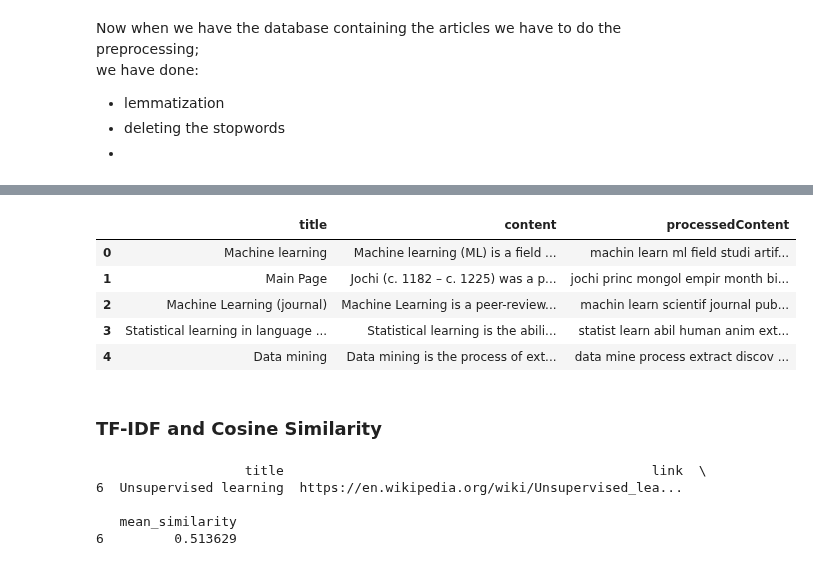
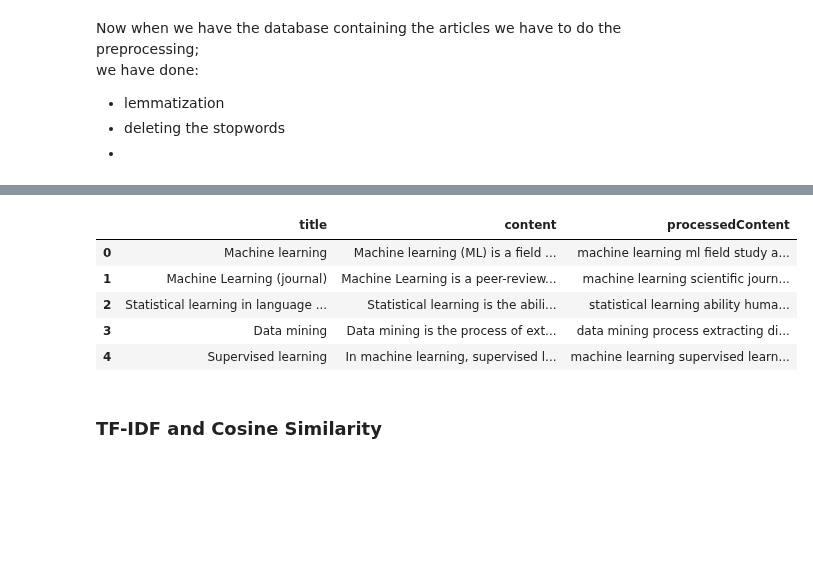
Before and after one commit to mmartyna123/InformationRetrieval, a Jupyter notebook: Project_Wiki/wiki_working_version.ipynb, the cells around one changed output, grey strips where cells are left out. Drawn from its saved outputs; the diff is of its cells as text; code cells hidden in the pictures; blank space fills up the shorter version.

Commit message:
similarities finished; everything works

```diff
--- a/Project_Wiki/wiki_working_version.ipynb
+++ b/Project_Wiki/wiki_working_version.ipynb
@@ -72,7 +74,7 @@ def crawlArticles(start_url, max_articles):
             # extracting and filtering new links
             for link in soup.find_all('a', href=True): # we look for all links in the page
                 href = link['href']
-                if href.startswith('/wiki/') and ':' not in href and '#' not in href:
+                if href.startswith('/wiki/') and ':' not in href and '#' not in href and 'Main_Page' not in href:
                     full_url = "https://en.wikipedia.org" + href
                     if full_url not in visited:
                         to_visit.append(full_url)
@@ -168,52 +186,16 @@ results[columns_to_display].head()
 # %%
-df['processedContent'] = df.apply(lambda row: preprocessArticles(row, tokenizer=word_tokenize, stemmer=porter,
+df['processedContent'] = df.apply(lambda row: preprocessArticles(row, tokenizer=word_tokenize, stemmer=None,
                                                           lemmatizer=lemmatizer, useLemmatizer=True), axis=1)
 saveDatabase(df, 'processed_articles.csv')
 
 columnstoUse = ['title', 'content','processedContent']
 df[columnstoUse].head()
 # %% [output]
 |  | title | content | processedContent |
-| 0 | Machine learning | Machine learning (ML) is a field ... | machin learn ml field studi artif... |
-| 1 | Main Page | Jochi (c. 1182 – c. 1225) was a p... | jochi princ mongol empir month bi... |
-| 2 | Machine Learning (journal) | Machine Learning is a peer-review... | machin learn scientif journal pub... |
-| 3 | Statistical learning in language ... | Statistical learning is the abili... | statist learn abil human anim ext... |
-| 4 | Data mining | Data mining is the process of ext... | data mine process extract discov ... |
+| 0 | Machine learning | Machine learning (ML) is a field ... | machine learning ml field study a... |
+| 1 | Machine Learning (journal) | Machine Learning is a peer-review... | machine learning scientific journ... |
+| 2 | Statistical learning in language ... | Statistical learning is the abili... | statistical learning ability huma... |
+| 3 | Data mining | Data mining is the process of ext... | data mining process extracting di... |
+| 4 | Supervised learning | In machine learning, supervised l... | machine learning supervised learn... |
 # %% [markdown]
 ### TF-IDF and Cosine Similarity
-# %%
-df = pd.read_csv("cleaned_wikipedia_articles.csv")
-
-# TF-IDF Vectorization
-vectorizer = TfidfVectorizer()
-tfidf_matrix = vectorizer.fit_transform(df['clean_content'])
-
-def recommend_articles(input_titles, top_n=5):
-    # Find indices of the input articles
-    input_indices = df[df['title'].isin(input_titles)].index
-
-    # Compute the cosine similarity between input and all articles
-    input_vectors = tfidf_matrix[input_indices]
-    similarities = cosine_similarity(input_vectors, tfidf_matrix)
-    mean_similarity = similarities.mean(axis=0)
-
-
-    df['mean_similarity'] = mean_similarity
-
-    recommendations = df.loc[~df.index.isin(input_indices)]
-
-    recommend_articles = recommendations.nlargest(top_n, 'mean_similarity')
-
-    return recommend_articles[['title', 'link', 'mean_similarity']]
-
-
-# Example: Recommend articles based on previously visited ones
-visited_titles = ["Machine learning", "Artificial intelligence"]
-recommended_articles = recommend_articles(visited_titles, top_n=1)
-print(recommended_articles)
-# %% [output]
-                   title                                               link  \
-6  Unsupervised learning  https://en.wikipedia.org/wiki/Unsupervised_lea...
-
-   mean_similarity
-6         0.513629
```
Also changed, not shown: parts of 12 cells of this notebook.
